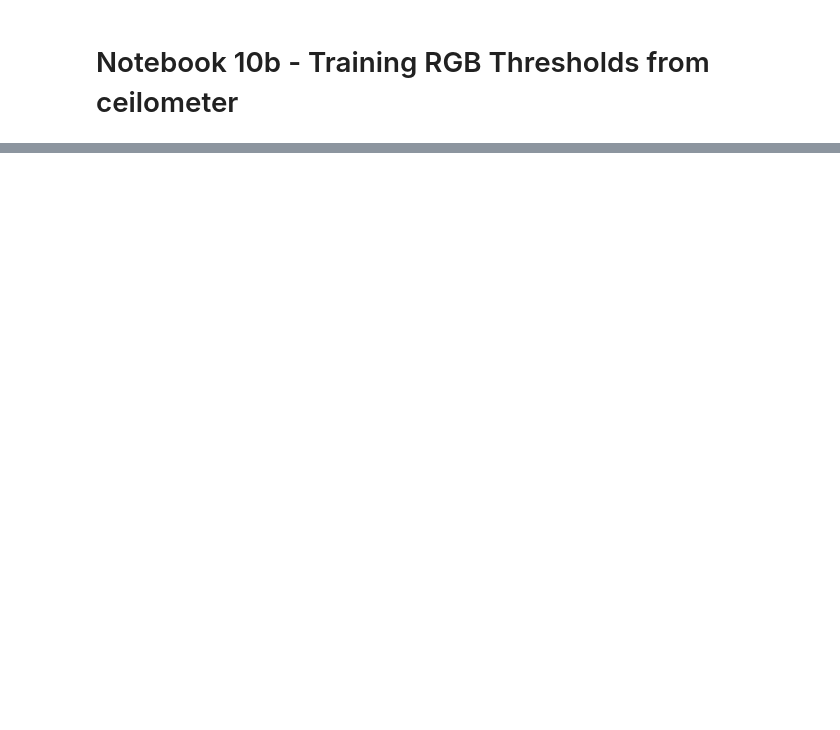
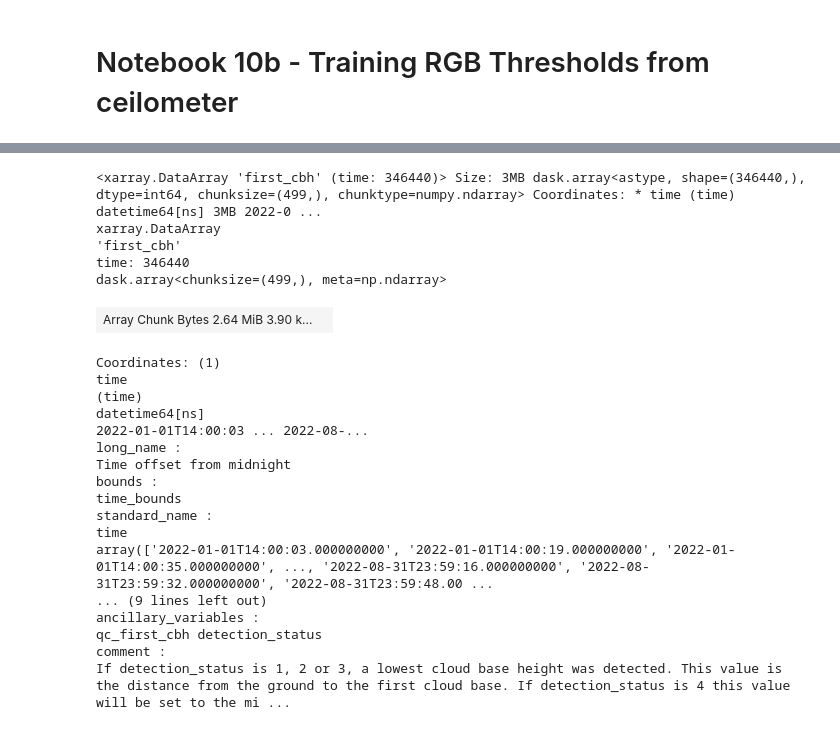
Before and after one commit to clinton-alden/goes_clouds, a Jupyter notebook: analysis/10b_ceil_rgb_model.ipynb, the cells around one changed output, grey strips where cells are left out. Cells and saved outputs as stored; diff of their text form; code cells hidden in the pictures; blank space fills up the shorter version.

```diff
--- a/analysis/10b_ceil_rgb_model.ipynb
+++ b/analysis/10b_ceil_rgb_model.ipynb
@@ -39,6 +67,6 @@ opened 202305
 # %%
-start_time = pd.to_datetime('2022-08-01')
-end_time = pd.to_datetime('2022-08-31')
+start_time = pd.to_datetime('2022-01-01')
+end_time = pd.to_datetime('2023-05-31')
 # %%
 
 # Select time range and filter after 14Z
@@ -52,7 +101,10 @@ rgb_ds = rgb_ds.sel(
 # %%
 path = '/storage/cdalden/goes/surface_obs/gucceilM1.b1/'
 file = 'sail_guc_ceilometer_2021_2023.nc'
-ceil_ds = xr.open_dataset(path + file)
+ceil_ds = xr.open_dataset(
+    path + file,
+    chunks={'time': 500}  # Add chunking for lazy loading
+)
 # Select time range and filter between 8am local and 6pm local (MDT) in one step
 ceil_ds = ceil_ds.sel(
     time=ceil_ds['time'].where(
@@ -62,6 +114,36 @@ ceil_ds = ceil_ds.sel(
     ).dropna('time')
 )
 ceil_binary = (~ceil_ds['first_cbh'].isnull()).astype(int)
+
+# Close original dataset - we only need the derived ceil_binary
+ceil_ds.close()
+del ceil_ds
+# %%
+ceil_binary
+# %% [output]
+<xarray.DataArray 'first_cbh' (time: 346440)> Size: 3MB dask.array<astype, shape=(346440,), dtype=int64, chunksize=(499,), chunktype=numpy.ndarray> Coordinates: * time (time) datetime64[ns] 3MB 2022-0 ...
+xarray.DataArray
+'first_cbh'
+time: 346440
+dask.array<chunksize=(499,), meta=np.ndarray>
+| Array Chunk Bytes 2.64 MiB 3.90 k... |  |
+Coordinates: (1)
+time
+(time)
+datetime64[ns]
+2022-01-01T14:00:03 ... 2022-08-...
+long_name :
+Time offset from midnight
+bounds :
+time_bounds
+standard_name :
+time
+array(['2022-01-01T14:00:03.000000000', '2022-01-01T14:00:19.000000000', '2022-01-01T14:00:35.000000000', ..., '2022-08-31T23:59:16.000000000', '2022-08-31T23:59:32.000000000', '2022-08-31T23:59:48.00 ...
+... (9 lines left out)
+ancillary_variables :
+qc_first_cbh detection_status
+comment :
+If detection_status is 1, 2 or 3, a lowest cloud base height was detected. This value is the distance from the ground to the first cloud base. If detection_status is 4 this value will be set to the mi ...
 # %%
 # 1) Remove duplicate times if present
 _, uniq_idx = np.unique(ceil_binary['time'], return_index=True)
```
Also changed, not shown: parts of 11 cells of this notebook, 9 other files.
